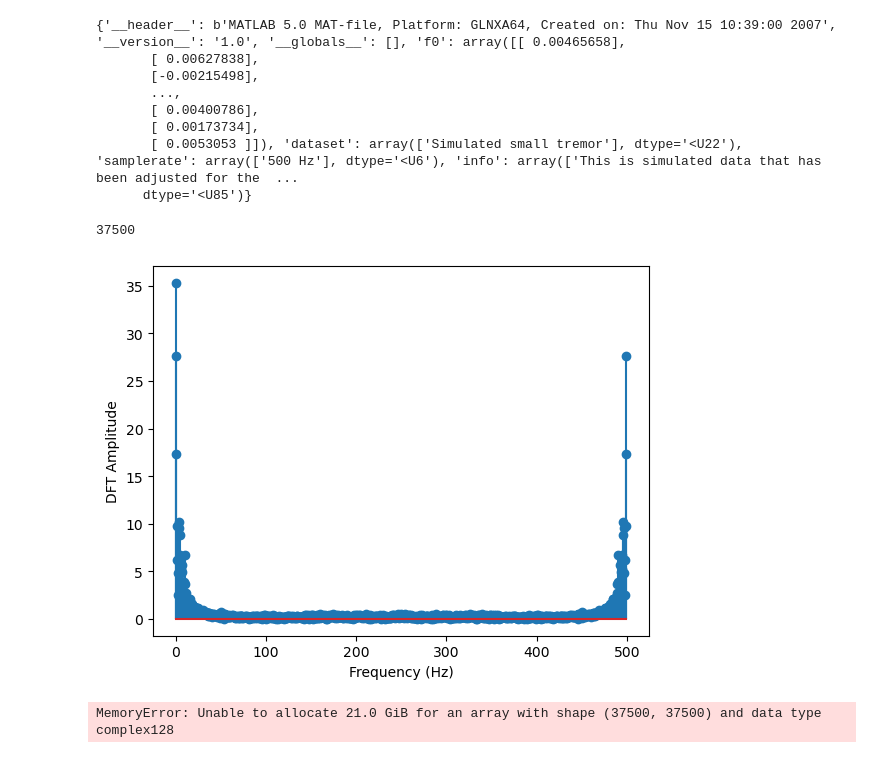
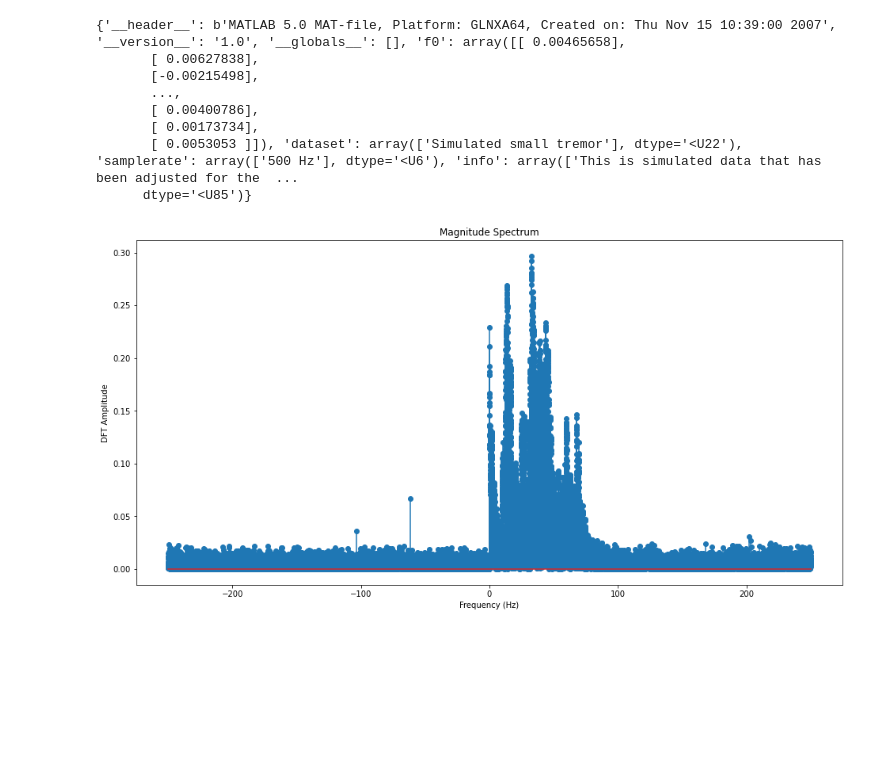
Before and after one commit to JennyYuanZW/FT-Windowing, a Jupyter notebook: earthquake dataset1.ipynb, the cells around one changed output. Drawn from its saved outputs; the diff is of its cells as text; code cells hidden in the pictures; blank space fills up the shorter version.

Commit message:
with test on dataset1

```diff
--- a/earthquake dataset1.ipynb
+++ b/earthquake dataset1.ipynb
@@ -15,16 +15,12 @@ sr = int(dataset1['samplerate'][0].replace(' Hz', ''))
        [ 0.00173734],
        [ 0.0053053 ]]), 'dataset': array(['Simulated small tremor'], dtype='<U22'), 'samplerate': array(['500 Hz'], dtype='<U6'), 'info': array(['This is simulated data that has been adjusted for the  ...
       dtype='<U85')}
-# %%
-print(len(dataset1_processed))
-# %% [output]
-37500
 # %%
 from Fourier import DiscreteFourierTransform
 
 # the data set now is killing the kernel because it is too large
-dataset1_transform = DiscreteFourierTransform(dataset1_processed[0:1000], sr)
+dataset1_transform = DiscreteFourierTransform(dataset1_processed, sr)
 dataset1_transform.DFT()
 dataset1_transform.DFTplot()
 # %% [output]
-[figure, old version]
+[figure, new version]
@@ -54,11 +26,0 @@ def plot_dft(x, fs):
-# %%
-#windowing function
-#hanning window - the most basic, will cut the effect of side signals
-sampling_range=len(dataset1_processed)
-dataset1_hanning=dataset1_processed*np.hanning(sampling_range)
-dataset1_hanning_transform = DiscreteFourierTransform(dataset1_hanning[0:len(dataset1_processed)], sr)
-dataset1_hanning_transform.DFT()
-dataset1_hanning_transform.DFTplot()
-#plot_dft(dataset1_hanning,sr)
-# %% [output]
-MemoryError: Unable to allocate 21.0 GiB for an array with shape (37500, 37500) and data type complex128
```
Also changed, not shown: parts of 3 cells of this notebook, 2 other files.
